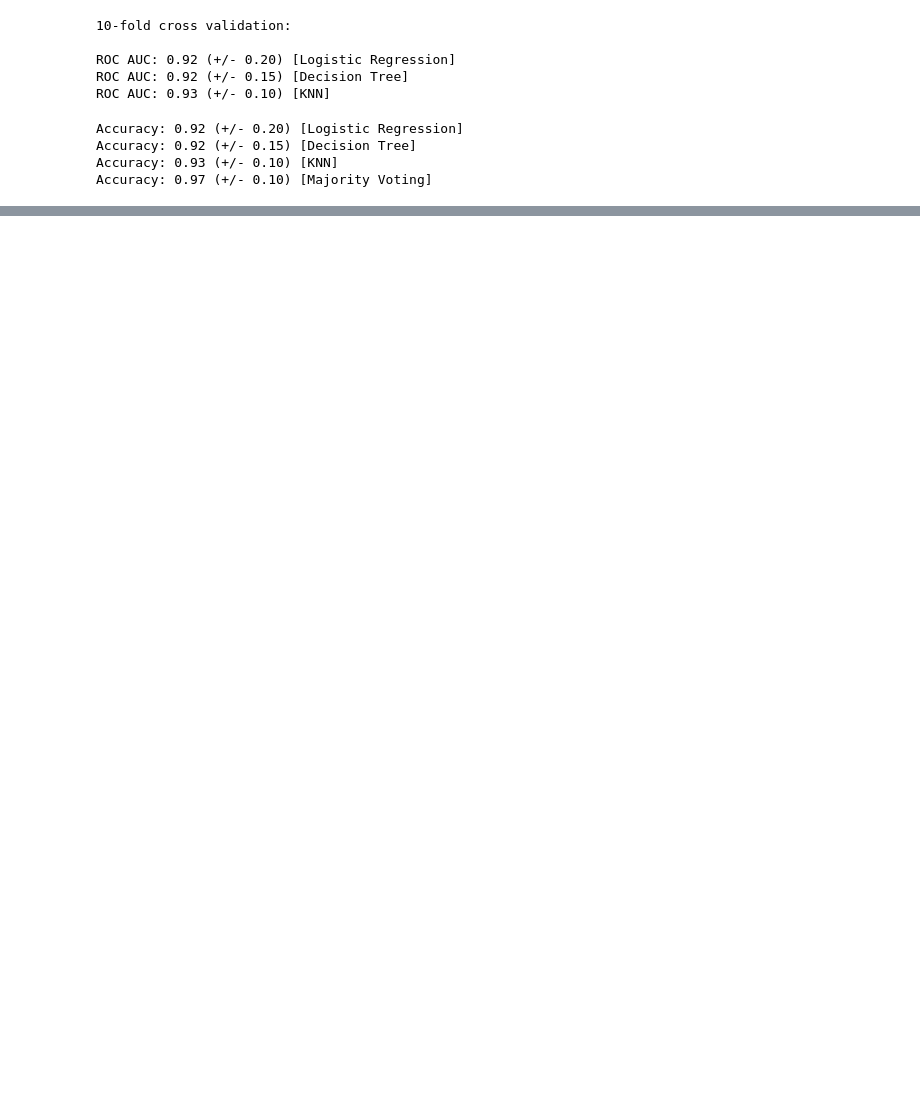
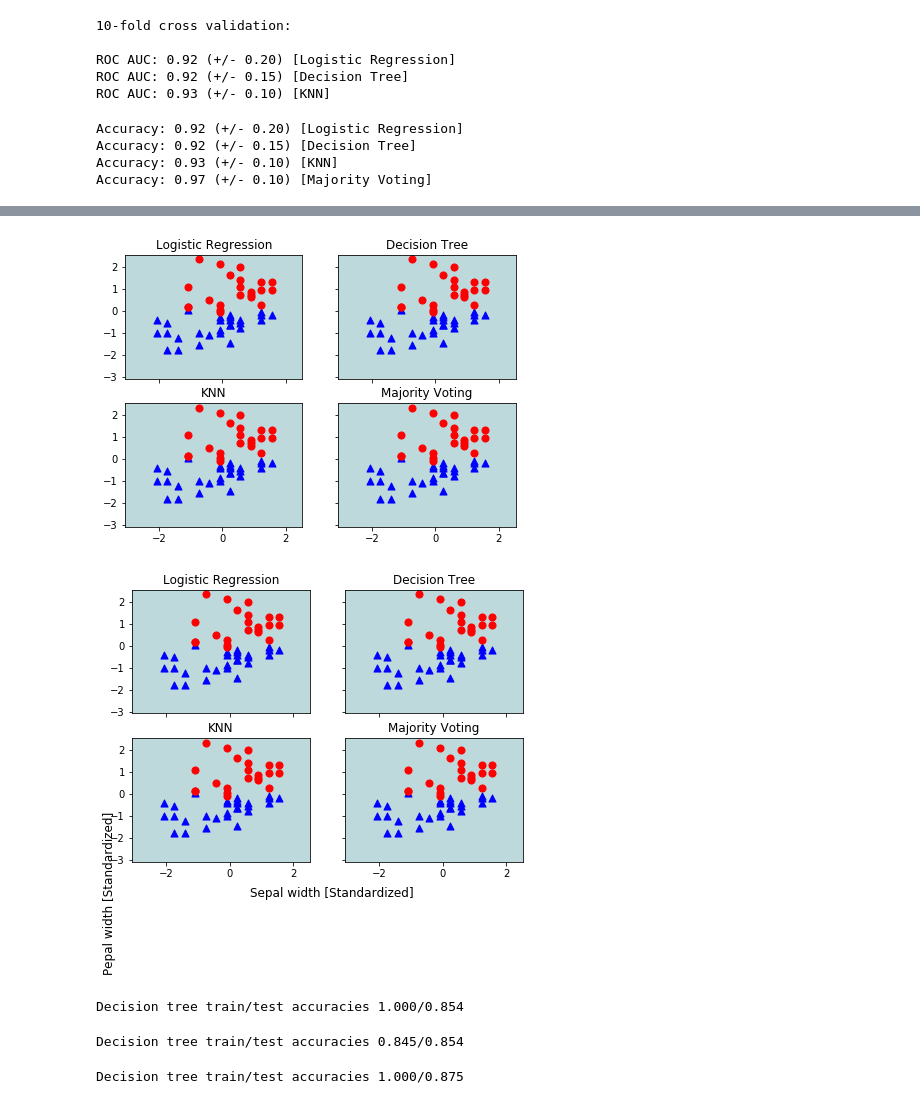
Before and after one commit to yyzahuopu/Python-Machine-Learning, a Jupyter notebook: ch07ensemble_model.ipynb, the cells around one changed output, grey strips where cells are left out. Drawn from its saved outputs; the diff is of its cells as text; code cells hidden in the pictures; blank space fills up the shorter version.

```diff
--- a/ch07ensemble_model.ipynb
+++ b/ch07ensemble_model.ipynb
@@ -72,0 +73,32 @@ plt.show()
+# %%
+#标准化处理
+sc = StandardScaler()
+X_train_std = sc.fit_transform(X_train)
+from itertools import product
+x_min = X_train_std[:,0].min() - 1
+x_max = X_train_std[:,0].max() + 1
+y_min = X_train_std[:,0].min() - 1
+y_max = X_train_std[:,0].max() + 1
+xx,yy = np.meshgrid(np.arange(x_min,x_max,0.1),\
+                    np.arange(y_min,y_max,0.1))
+f,axarr = plt.subplots(nrows=2,ncols=2,sharex='col',sharey='row',figsize=(7,5))
+for idx,clf,tt in zip(product([0,1],[0,1]),all_clf,clf_labels):
+    clf.fit(X_train,y_train)
+    Z = clf.predict(np.c_[xx.ravel(),yy.ravel()])
+    Z = Z.reshape(xx.shape)
+    axarr[idx[0],idx[1]].contourf(xx,yy,Z,alpha=0.3)
+    axarr[idx[0],idx[1]].scatter(X_train_std[y_train==0,0],
+                                 X_train_std[y_train==0,1],
+                                 c='blue',marker='^',s=50)
+    axarr[idx[0],idx[1]].scatter(X_train_std[y_train==1,0],
+                                 X_train_std[y_train==1,1],
+                                 c='red',marker='o',s=50)
+    axarr[idx[0],idx[1]].set_title(tt)
+plt.text(-3.5,-4.5,s='Sepal width [Standardized]',ha='center',\
+         va='center',fontsize=12)
+plt.text(-10.5,-4.5,s='Pepal width [Standardized]',ha='center',\
+         va='center',fontsize=12,rotation=90)
+plt.show()
+# %% [output]
+[figure, added]
+[figure, added]
@@ -72,0 +118,39 @@ plt.show()
+# %%
+#拟合500棵决策树
+from sklearn.ensemble import BaggingClassifier
+tree = DecisionTreeClassifier(criterion='entropy',max_depth=None)
+bag = BaggingClassifier(base_estimator=tree,n_estimators=500,\
+                        max_samples=1.0,bootstrap=True,\
+                        bootstrap_features=False,n_jobs=1,random_state=1)
+from sklearn.metrics import accuracy_score
+tree = tree.fit(X_train,y_train)
+y_train_pred = tree.predict(X_train)
+y_test_pred = tree.predict(X_test)
+tree_train = accuracy_score(y_train,y_train_pred)
+tree_test = accuracy_score(y_test,y_test_pred)
+print('Decision tree train/test accuracies %.3f/%.3f' % (tree_train,tree_test))
+# %% [output]
+Decision tree train/test accuracies 1.000/0.854
+# %%
+#通过自适应boosting提高性能
+from sklearn.ensemble import AdaBoostClassifier
+tree = DecisionTreeClassifier(criterion='entropy',max_depth=1)
+ada = AdaBoostClassifier(base_estimator=tree,n_estimators=500,\
+                         learning_rate=0.1,random_state=0)
+tree = tree.fit(X_train,y_train)
+y_train_pred = tree.predict(X_train)
+y_test_pred = tree.predict(X_test)
+tree_train = accuracy_score(y_train,y_train_pred)
+tree_test = accuracy_score(y_test,y_test_pred)
+print('Decision tree train/test accuracies %.3f/%.3f' % (tree_train,tree_test))
+# %% [output]
+Decision tree train/test accuracies 0.845/0.854
+# %%
+ada = ada.fit(X_train,y_train)
+y_train_pred = ada.predict(X_train)
+y_test_pred = ada.predict(X_test)
+ada_train = accuracy_score(y_train,y_train_pred)
+ada_test = accuracy_score(y_test,y_test_pred)
+print('Decision tree train/test accuracies %.3f/%.3f' % (ada_train,ada_test))
+# %% [output]
+Decision tree train/test accuracies 1.000/0.875
```
Also changed, not shown: parts of 3 cells of this notebook.
